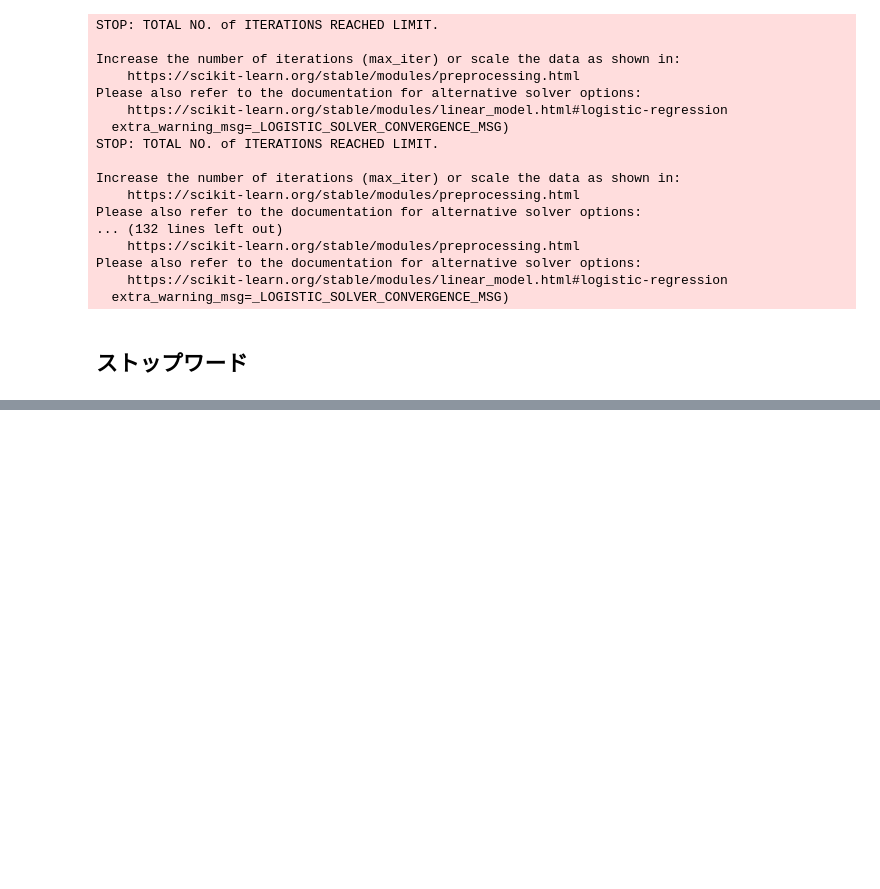
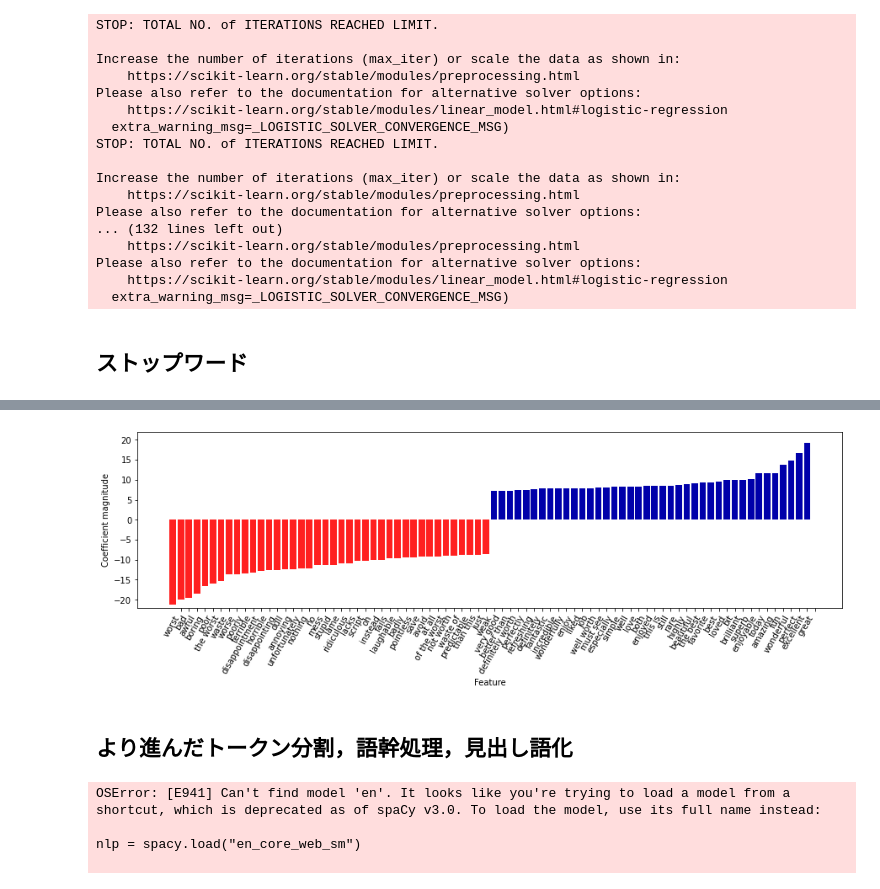
Before and after one commit to keychi25/python-ml, a Jupyter notebook: section7/7-2-.ipynb, the cells around one changed output, grey strips where cells are left out. Cells and saved outputs as stored; diff of their text form; code cells hidden in the pictures; blank space fills up the shorter version.

```diff
--- a/section7/7-2-.ipynb
+++ b/section7/7-2-.ipynb
@@ -241,0 +451,29 @@ print("Every 10th stopword:\n{}".format(list(ENGLISH_STOP_WORDS)[::10]))
+# %%
+vect = grid.best_estimator_.named_steps['tfidfvectorizer']
+feature_names = np.array(vect.get_feature_names())
+coef = grid.best_estimator_.named_steps['logisticregression'].coef_
+mglearn.tools.visualize_coefficients(coef, feature_names, n_top_features=40)
+plt.ylim(-22, 22)
+plt.show()
+# %% [output]
+[figure, added]
+# %% [markdown]
+## より進んだトークン分割，語幹処理，見出し語化
+# %%
+import spacy
+import nltk
+
+en_nlp = spacy.load('en')
+stemmer = nltk.stem.PorterStemmer()
+
+def compare_normalization(doc):
+    doc_spacy = en_nlp(doc)
+    print("Lemmatization:")
+    print([token.lemma_ for token in doc_spacy])
+    print("Stemming:")
+    print([stemmer.stem(token.norm_.lower()) for token in doc_spacy])
+# %% [output]
+OSError: [E941] Can't find model 'en'. It looks like you're trying to load a model from a shortcut, which is deprecated as of spaCy v3.0. To load the model, use its full name instead:
+
+nlp = spacy.load("en_core_web_sm")
+
```
Also changed, not shown: parts of 22 cells of this notebook.
